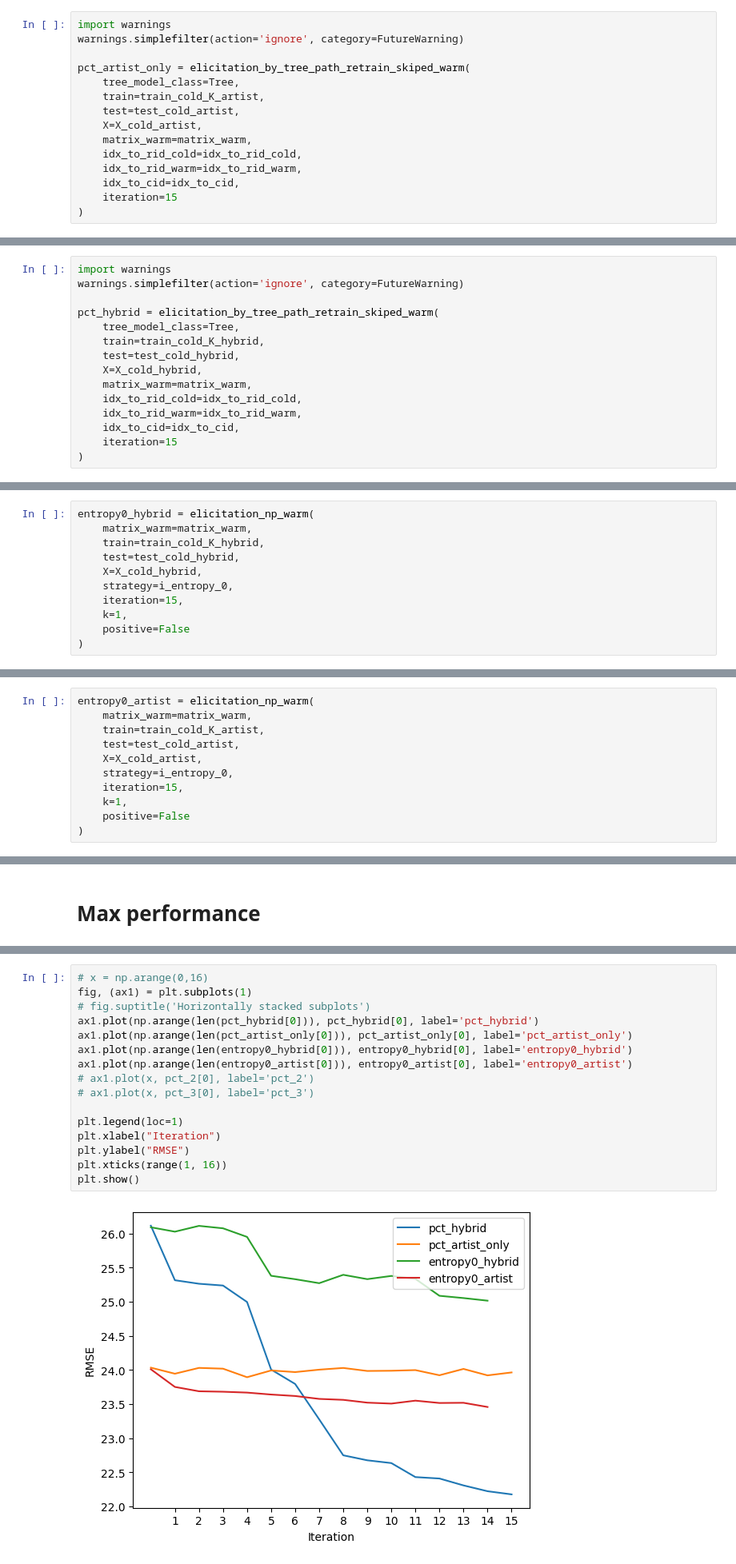
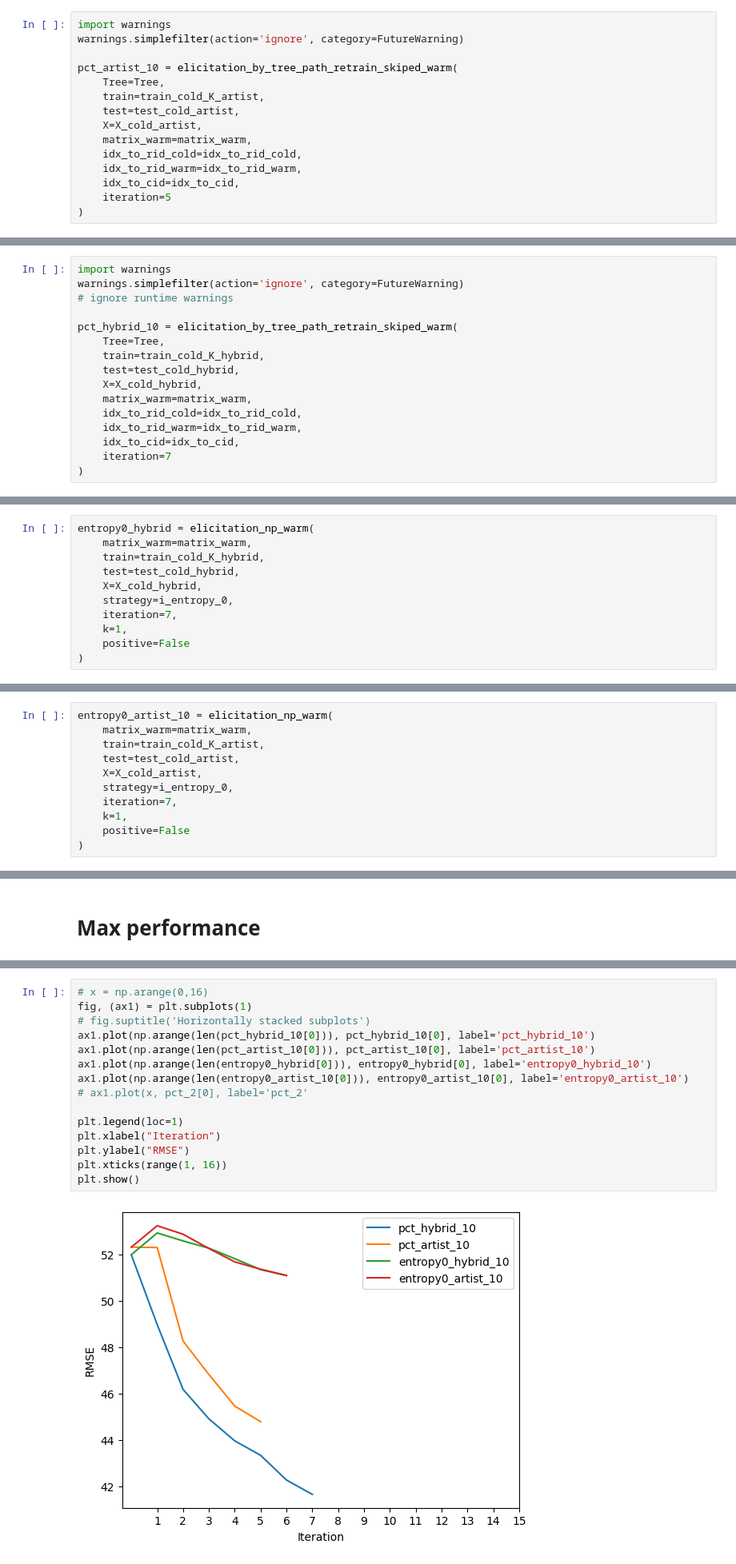
Before and after one commit to camilleecu/master_thesis, a Jupyter notebook: re_sample (2)/yahoo_data_processor.ipynb, the cells around one changed output, grey strips where cells are left out. Shown at 80% size. Cells and saved outputs as stored; diff of their text form.

```diff
--- a/re_sample (2)/yahoo_data_processor.ipynb
+++ b/re_sample (2)/yahoo_data_processor.ipynb
@@ -512,8 +563,8 @@ def elicitation_by_tree_path_retrain_skiped_warm(Tree, train, test, X, matrix_wa
 import warnings
 warnings.simplefilter(action='ignore', category=FutureWarning)
 
-pct_artist_only = elicitation_by_tree_path_retrain_skiped_warm(
-    tree_model_class=Tree,
+pct_artist_10 = elicitation_by_tree_path_retrain_skiped_warm(
+    Tree=Tree,
     train=train_cold_K_artist,
     test=test_cold_artist,
     X=X_cold_artist,
@@ -521,5 +572,5 @@ pct_artist_only = elicitation_by_tree_path_retrain_skiped_warm(
     idx_to_rid_cold=idx_to_rid_cold,
     idx_to_rid_warm=idx_to_rid_warm,
     idx_to_cid=idx_to_cid,
-    iteration=15
+    iteration=5
 )
@@ -528,9 +634,10 @@ pct_artist_only = elicitation_by_tree_path_retrain_skiped_warm(
 # %%
 import warnings
 warnings.simplefilter(action='ignore', category=FutureWarning)
+# ignore runtime warnings
 
-pct_hybrid = elicitation_by_tree_path_retrain_skiped_warm(
-    tree_model_class=Tree,
+pct_hybrid_10 = elicitation_by_tree_path_retrain_skiped_warm(
+    Tree=Tree,
     train=train_cold_K_hybrid,
     test=test_cold_hybrid,
     X=X_cold_hybrid,
@@ -538,5 +645,5 @@ pct_hybrid = elicitation_by_tree_path_retrain_skiped_warm(
     idx_to_rid_cold=idx_to_rid_cold,
     idx_to_rid_warm=idx_to_rid_warm,
     idx_to_cid=idx_to_cid,
-    iteration=15
+    iteration=7
 )
@@ -642,7 +824,7 @@ entropy0_hybrid = elicitation_np_warm(
     test=test_cold_hybrid,
     X=X_cold_hybrid,
     strategy=i_entropy_0,
-    iteration=15,
+    iteration=7,
     k=1,
     positive=False
 )
@@ -649,11 +852,11 @@ entropy0_hybrid = elicitation_np_warm(
 # %%
-entropy0_artist = elicitation_np_warm(
+entropy0_artist_10 = elicitation_np_warm(
     matrix_warm=matrix_warm,
     train=train_cold_K_artist,
     test=test_cold_artist,
     X=X_cold_artist,
     strategy=i_entropy_0,
-    iteration=15,
+    iteration=7,
     k=1,
     positive=False
 )
@@ -759,20 +983,19 @@ MAE:  31.0513
 # %%
 # x = np.arange(0,16)
 fig, (ax1) = plt.subplots(1)
 # fig.suptitle('Horizontally stacked subplots')
-ax1.plot(np.arange(len(pct_hybrid[0])), pct_hybrid[0], label='pct_hybrid')
-ax1.plot(np.arange(len(pct_artist_only[0])), pct_artist_only[0], label='pct_artist_only')
-ax1.plot(np.arange(len(entropy0_hybrid[0])), entropy0_hybrid[0], label='entropy0_hybrid')
-ax1.plot(np.arange(len(entropy0_artist[0])), entropy0_artist[0], label='entropy0_artist')
-# ax1.plot(x, pct_2[0], label='pct_2')
-# ax1.plot(x, pct_3[0], label='pct_3')
+ax1.plot(np.arange(len(pct_hybrid_10[0])), pct_hybrid_10[0], label='pct_hybrid_10')
+ax1.plot(np.arange(len(pct_artist_10[0])), pct_artist_10[0], label='pct_artist_10')
+ax1.plot(np.arange(len(entropy0_hybrid[0])), entropy0_hybrid[0], label='entropy0_hybrid_10')
+ax1.plot(np.arange(len(entropy0_artist_10[0])), entropy0_artist_10[0], label='entropy0_artist_10')
+# ax1.plot(x, pct_2[0], label='pct_2'
 
 plt.legend(loc=1)
 plt.xlabel("Iteration")
 plt.ylabel("RMSE")
 plt.xticks(range(1, 16))
 plt.show()
 # %% [output]
-[figure, old version]
+[figure, new version]
 # %% [markdown]
 ## 20% warm
```
Also changed, not shown: parts of 49 cells of this notebook.
